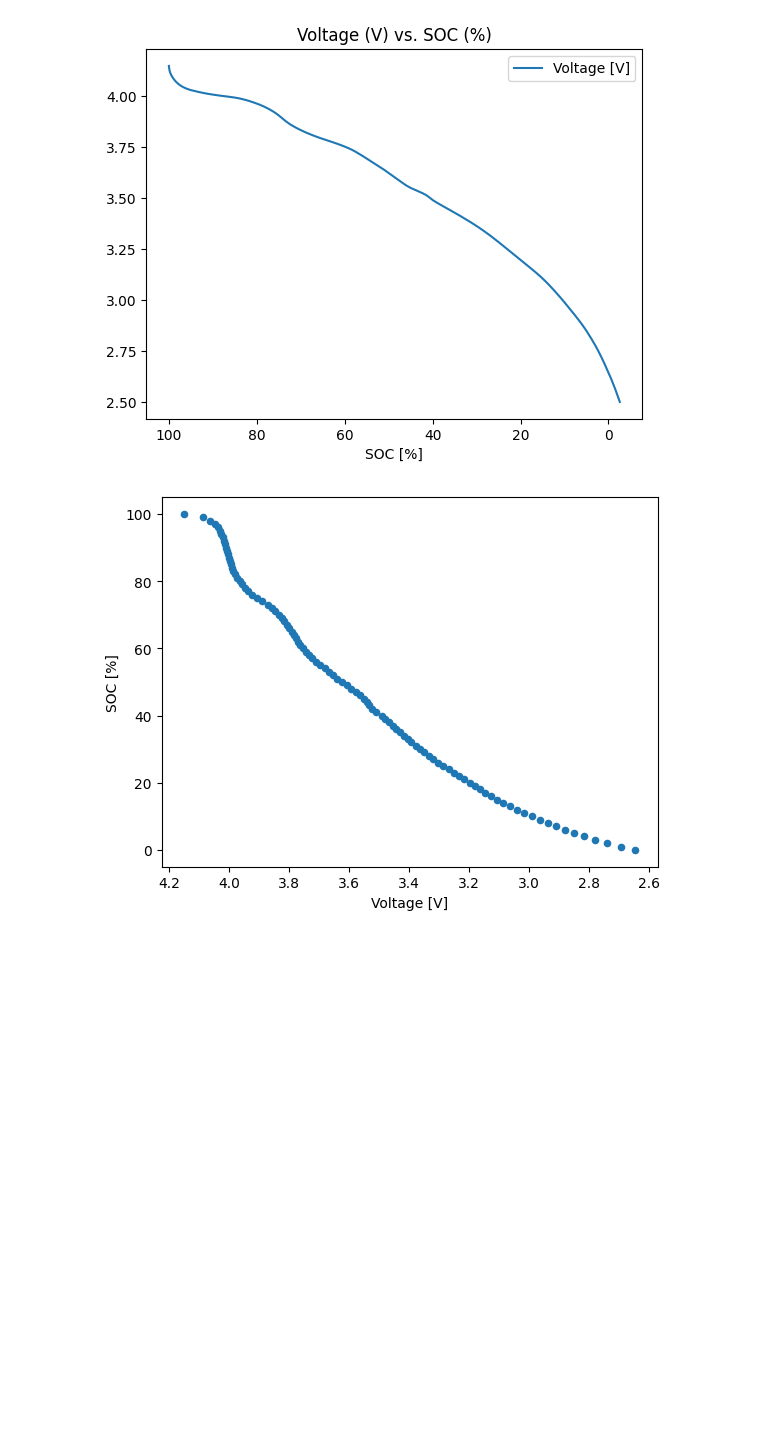
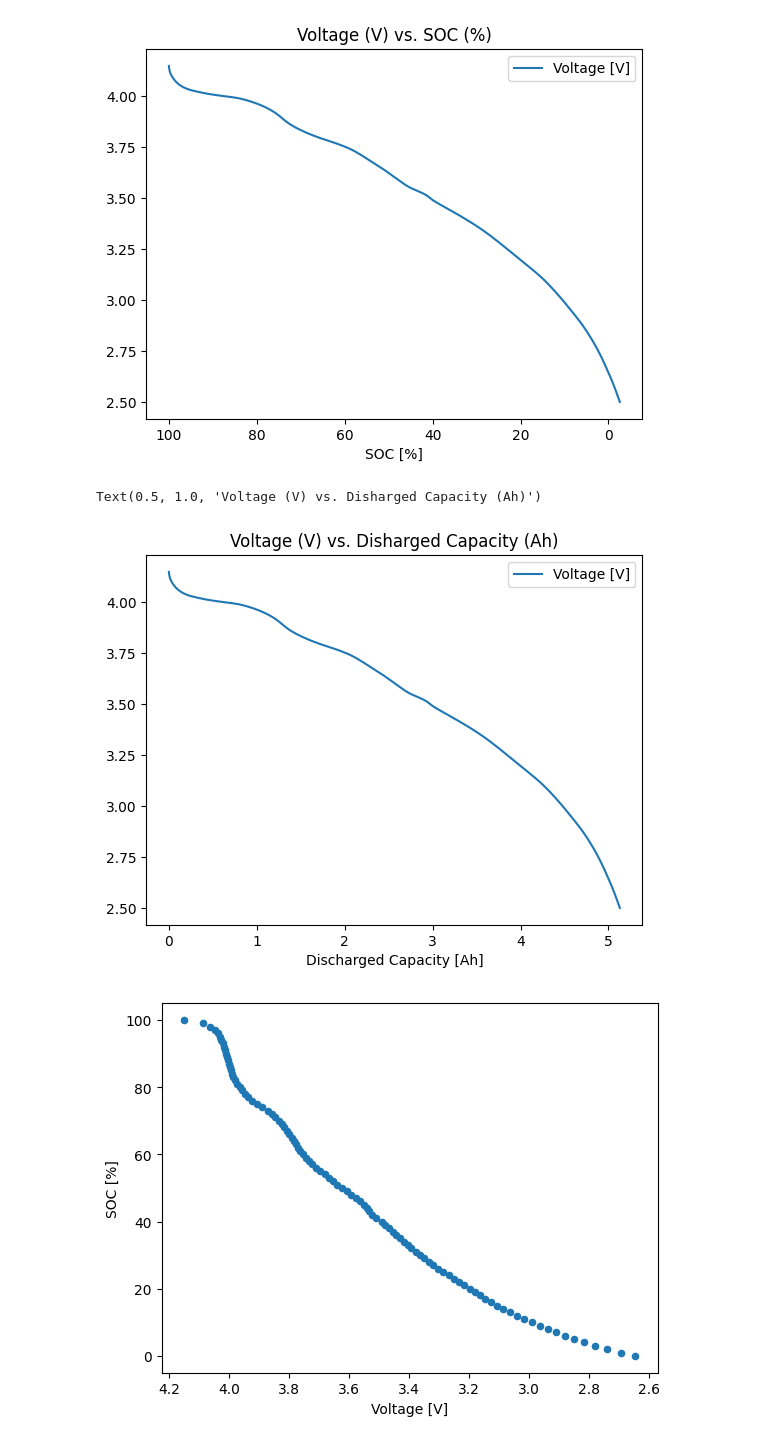
Before and after one commit to terps-racing-ev/HVC-Firmware, a Jupyter notebook: tools/rs50_data_viewing.ipynb, the cells around one changed output. Drawn from its saved outputs; the diff is of its cells as text; code cells hidden in the pictures; blank space fills up the shorter version.

```diff
--- a/tools/rs50_data_viewing.ipynb
+++ b/tools/rs50_data_viewing.ipynb
@@ -30,6 +30,13 @@ ax.invert_xaxis()
 # %% [output]
 [figure]
 [figure]
+# %%
+rs50_data["Discharged Capacity [Ah]"] = -1 * rs50_data["Charge [Ah]"]
+ax = rs50_data.plot(x="Discharged Capacity [Ah]", y = "Voltage [V]")
+ax.set_title("Voltage (V) vs. Disharged Capacity (Ah)")
+# %% [output]
+Text(0.5, 1.0, 'Voltage (V) vs. Disharged Capacity (Ah)')
+[figure, added]
 # %%
 estimate_100_pts = (
     rs50_data[["Voltage [V]", "SOC [%]"]]
```
Also changed, not shown: 13 other files.
